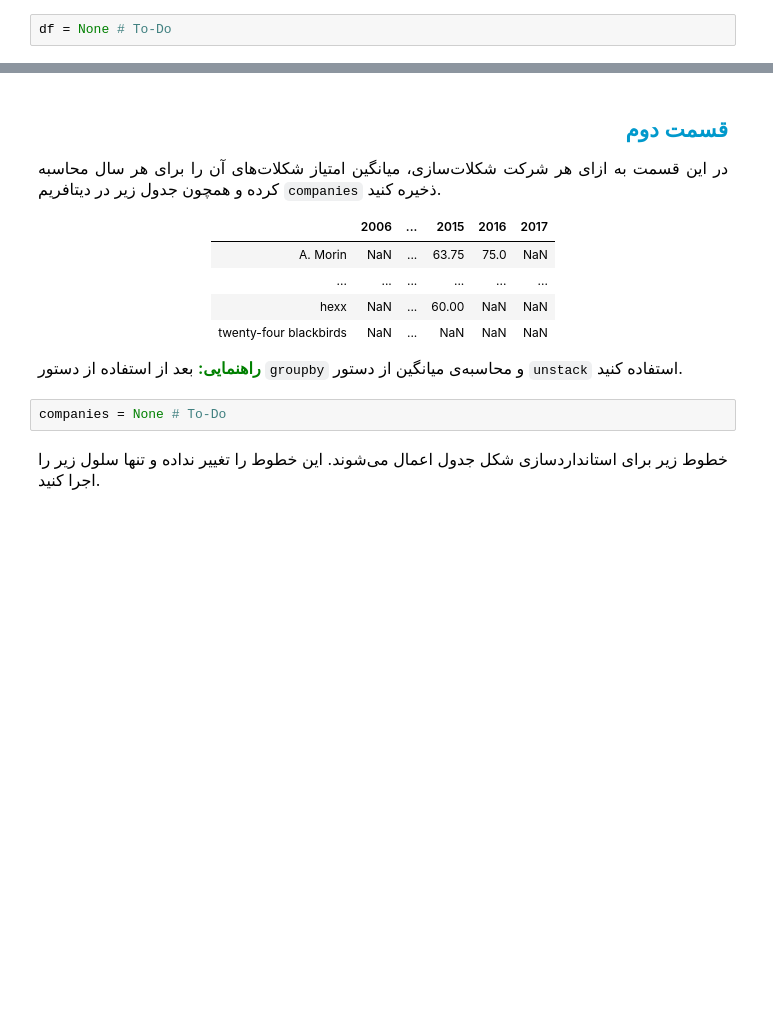
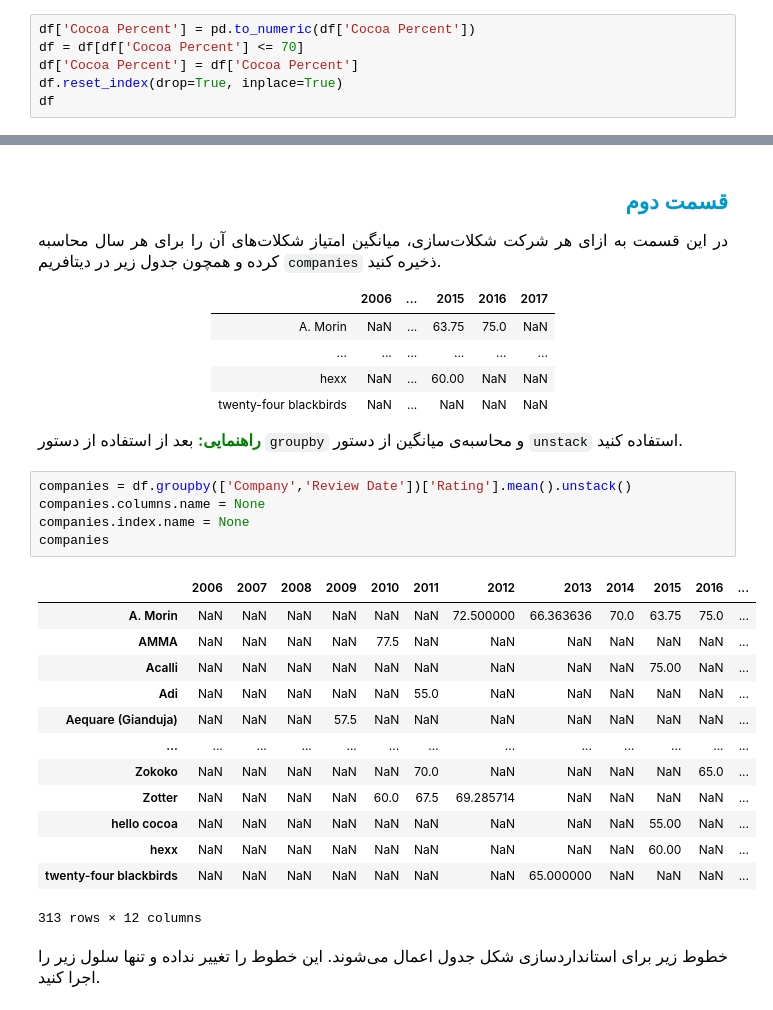
Before and after one commit to mahajialirezaei/Chocolate-problems-Step-Three, a Jupyter notebook: project1_step3.ipynb, the cells around one changed output, grey strips where cells are left out. Saved outputs shown, nothing was run; the diff lists cells and outputs as text; blank space fills up the shorter version.

Commit message:
implemented all parts and fixed best_rating, chocolates_to_sell, price_sum

```diff
--- a/project1_step3.ipynb
+++ b/project1_step3.ipynb
@@ -45,5 +52,9 @@ df.head()
 بعد از جداسازی و ساخت دیتافریم، به کمک تابع <code dir=ltr>reset_index()</code> نمایه‌ها را ریست کنید. در این مرحله به آرگومان‌های <code>inplace</code> و <code>drop</code> هم توجه کنید.
 </font>
 </p>
-# %%
-df = None # To-Do
+# %%
+df['Cocoa Percent'] = pd.to_numeric(df['Cocoa Percent'])
+df = df[df['Cocoa Percent'] <= 70]
+df['Cocoa Percent'] = df['Cocoa Percent']
+df.reset_index(drop=True, inplace=True)
+df
@@ -76,8 +101,25 @@ df = None # To-Do
 بعد از استفاده از دستور <code>groupby</code> و محاسبه‌ی میانگین از دستور <code>unstack</code> استفاده کنید.
 </font>
 </p>
-# %%
-companies = None # To-Do
+# %%
+companies = df.groupby(['Company','Review Date'])['Rating'].mean().unstack()
+companies.columns.name = None
+companies.index.name = None
+companies
+# %% [output]
+|  | 2006 | 2007 | 2008 | 2009 | 2010 | 2011 | 2012 | 2013 | 2014 | 2015 | 2016 | ... |
+| A. Morin | NaN | NaN | NaN | NaN | NaN | NaN | 72.500000 | 66.363636 | 70.0 | 63.75 | 75.0 | ... |
+| AMMA | NaN | NaN | NaN | NaN | 77.5 | NaN | NaN | NaN | NaN | NaN | NaN | ... |
+| Acalli | NaN | NaN | NaN | NaN | NaN | NaN | NaN | NaN | NaN | 75.00 | NaN | ... |
+| Adi | NaN | NaN | NaN | NaN | NaN | 55.0 | NaN | NaN | NaN | NaN | NaN | ... |
+| Aequare (Gianduja) | NaN | NaN | NaN | 57.5 | NaN | NaN | NaN | NaN | NaN | NaN | NaN | ... |
+| ... | ... | ... | ... | ... | ... | ... | ... | ... | ... | ... | ... | ... |
+| Zokoko | NaN | NaN | NaN | NaN | NaN | 70.0 | NaN | NaN | NaN | NaN | 65.0 | ... |
+| Zotter | NaN | NaN | NaN | NaN | 60.0 | 67.5 | 69.285714 | NaN | NaN | NaN | NaN | ... |
+| hello cocoa | NaN | NaN | NaN | NaN | NaN | NaN | NaN | NaN | NaN | 55.00 | NaN | ... |
+| hexx | NaN | NaN | NaN | NaN | NaN | NaN | NaN | NaN | NaN | 60.00 | NaN | ... |
+| twenty-four blackbirds | NaN | NaN | NaN | NaN | NaN | NaN | NaN | 65.000000 | NaN | NaN | NaN | ... |
+313 rows × 12 columns
 # %% [markdown]
 <p dir=rtl style="direction: rtl;text-align: justify;line-height:200%;font-family:vazir;font-size:medium">
 <font face="vazirmatn" size=3>
```
Also changed, not shown: parts of 11 cells of this notebook, 7 other files.
